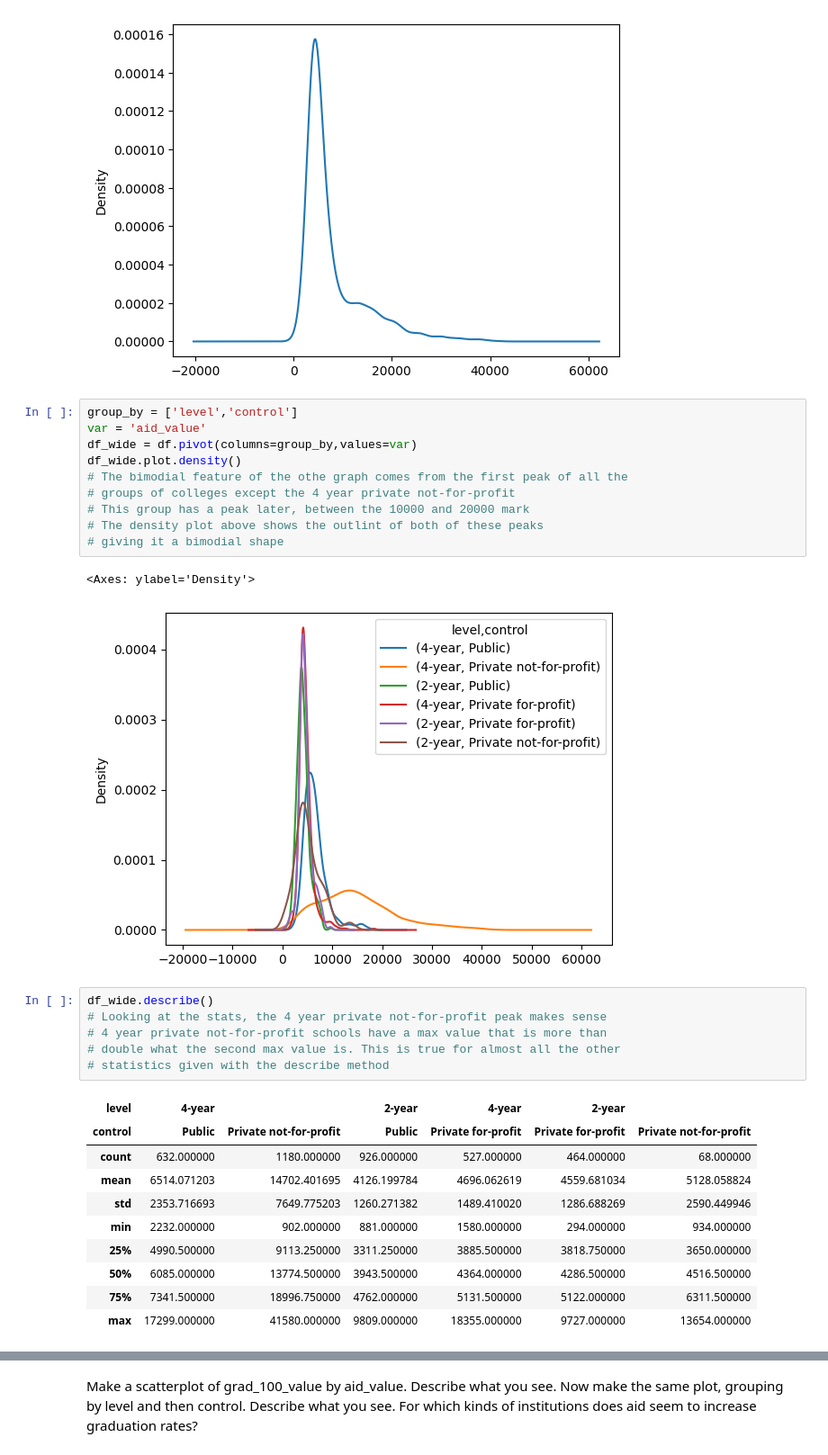
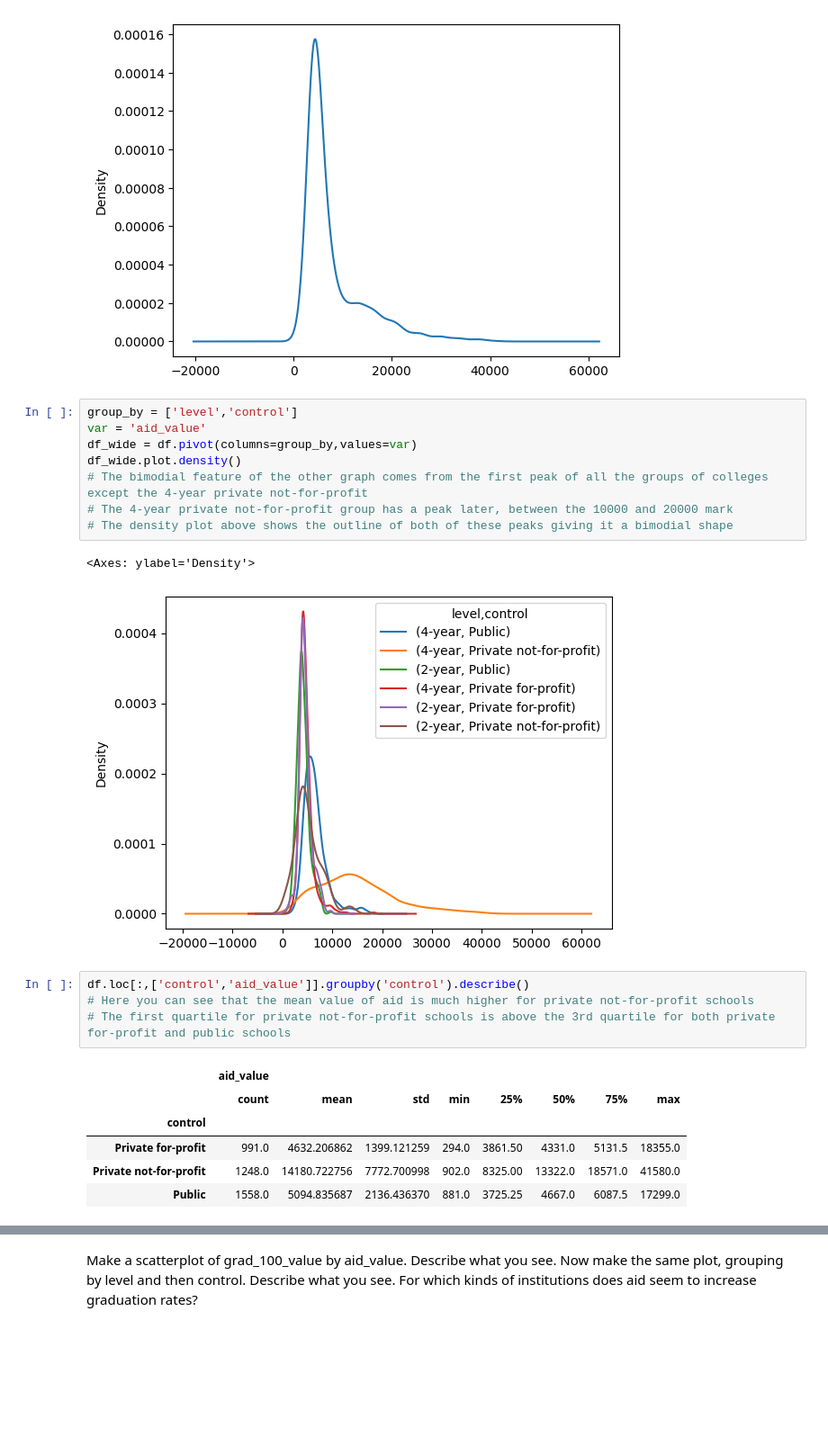
Before and after one commit to BAltenburger/assignment2, a Jupyter notebook: assignment2.ipynb, the cells around one changed output, grey strips where cells are left out. Shown at 90% size. Cells and saved outputs as stored; diff of their text form; blank space fills up the shorter version.

```diff
--- a/assignment2.ipynb
+++ b/assignment2.ipynb
@@ -304,28 +301,20 @@ group_by = ['level','control']
 var = 'aid_value'
 df_wide = df.pivot(columns=group_by,values=var)
 df_wide.plot.density()
-# The bimodial feature of the othe graph comes from the first peak of all the
-# groups of colleges except the 4 year private not-for-profit
-# This group has a peak later, between the 10000 and 20000 mark
-# The density plot above shows the outlint of both of these peaks
-# giving it a bimodial shape
+# The bimodial feature of the other graph comes from the first peak of all the groups of colleges except the 4-year private not-for-profit
+# The 4-year private not-for-profit group has a peak later, between the 10000 and 20000 mark
+# The density plot above shows the outline of both of these peaks giving it a bimodial shape
 # %% [output]
 <Axes: ylabel='Density'>
 [figure]
 # %%
-df_wide.describe()
-# Looking at the stats, the 4 year private not-for-profit peak makes sense
-# 4 year private not-for-profit schools have a max value that is more than
-# double what the second max value is. This is true for almost all the other
-# statistics given with the describe method
+df.loc[:,['control','aid_value']].groupby('control').describe()
+# Here you can see that the mean value of aid is much higher for private not-for-profit schools
+# The first quartile for private not-for-profit schools is above the 3rd quartile for both private for-profit and public schools
 # %% [output]
-| level | 4-year |  | 2-year | 4-year | 2-year |  |
-| control | Public | Private not-for-profit | Public | Private for-profit | Private for-profit | Private not-for-profit |
-| count | 632.000000 | 1180.000000 | 926.000000 | 527.000000 | 464.000000 | 68.000000 |
-| mean | 6514.071203 | 14702.401695 | 4126.199784 | 4696.062619 | 4559.681034 | 5128.058824 |
-| std | 2353.716693 | 7649.775203 | 1260.271382 | 1489.410020 | 1286.688269 | 2590.449946 |
-| min | 2232.000000 | 902.000000 | 881.000000 | 1580.000000 | 294.000000 | 934.000000 |
-| 25% | 4990.500000 | 9113.250000 | 3311.250000 | 3885.500000 | 3818.750000 | 3650.000000 |
-| 50% | 6085.000000 | 13774.500000 | 3943.500000 | 4364.000000 | 4286.500000 | 4516.500000 |
-| 75% | 7341.500000 | 18996.750000 | 4762.000000 | 5131.500000 | 5122.000000 | 6311.500000 |
-| max | 17299.000000 | 41580.000000 | 9809.000000 | 18355.000000 | 9727.000000 | 13654.000000 |
+|  | aid_value |  |  |  |  |  |  |  |
+|  | count | mean | std | min | 25% | 50% | 75% | max |
+| control |  |  |  |  |  |  |  |  |
+| Private for-profit | 991.0 | 4632.206862 | 1399.121259 | 294.0 | 3861.50 | 4331.0 | 5131.5 | 18355.0 |
+| Private not-for-profit | 1248.0 | 14180.722756 | 7772.700998 | 902.0 | 8325.00 | 13322.0 | 18571.0 | 41580.0 |
+| Public | 1558.0 | 5094.835687 | 2136.436370 | 881.0 | 3725.25 | 4667.0 | 6087.5 | 17299.0 |
```
Also changed, not shown: parts of 20 cells of this notebook.
